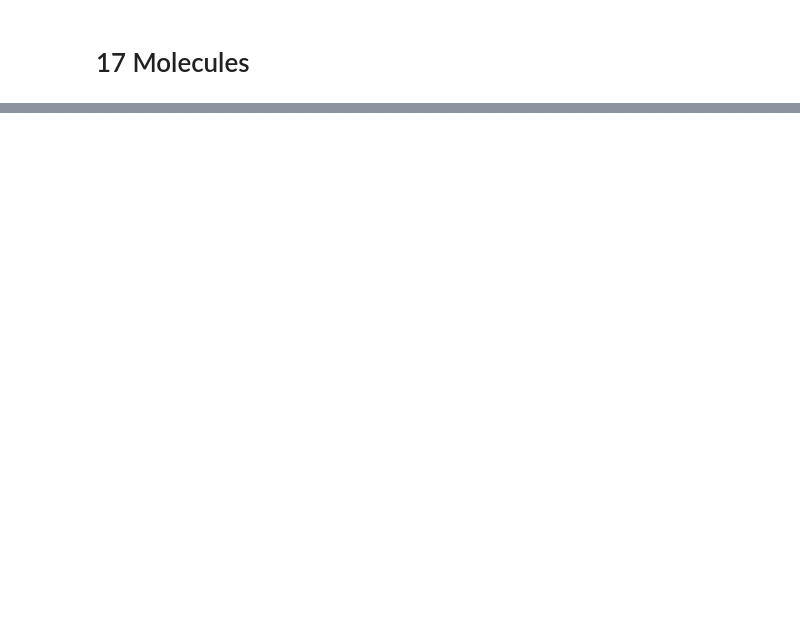
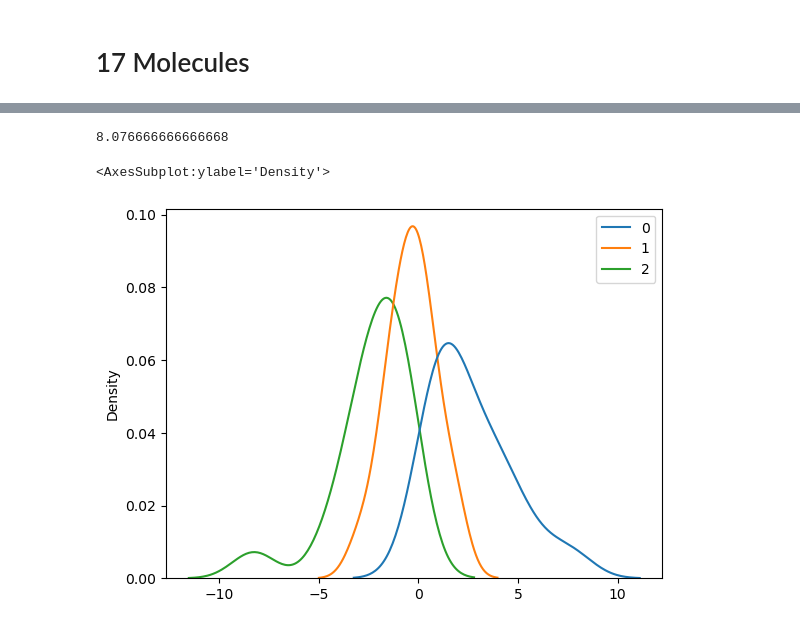
Before and after one commit to Miguilo/Master-Degree-Research, a Jupyter notebook: Positron-Binding-Energy/notebooks/Apolar Molecules/getting_optimized_models.ipynb, the cells around one changed output, grey strips where cells are left out. Cells and saved outputs as stored; diff of their text form; code cells hidden in the pictures; blank space fills up the shorter version.

```diff
--- a/Positron-Binding-Energy/notebooks/Apolar Molecules/getting_optimized_models.ipynb
+++ b/Positron-Binding-Energy/notebooks/Apolar Molecules/getting_optimized_models.ipynb
@@ -165,2 +152,6 @@ teste
 # %% [markdown]
 # 17 Molecules
+# %%
+x_partial = df_partial[['axx', 'ayy', 'azz']]
+y_partial = df_partial[['Expt']]
+x_partial.shape, y_partial.shape
@@ -166,0 +185,20 @@ teste
+# %%
+(9.31 + 7.68 + 7.24)/3
+# %% [output]
+8.076666666666668
+# %%
+from sklearn.compose import ColumnTransformer
+from sklearn.preprocessing import scale
+
+ct = ColumnTransformer([('scale', scale(x_partial, axis=1), ['axx', 'ayy', 'azz'])], remainder='passthrough')
+x_scale = scale(x_partial, axis=1, with_mean=True, with_std=False)
+# %%
+import seaborn as sns
+import matplotlib.pyplot as plt
+
+x_partial = x_scale
+# %%
+sns.kdeplot(x_partial)
+# %% [output]
+<AxesSubplot:ylabel='Density'>
+[figure, added]
```
Also changed, not shown: parts of 9 cells of this notebook, 4 other files.
